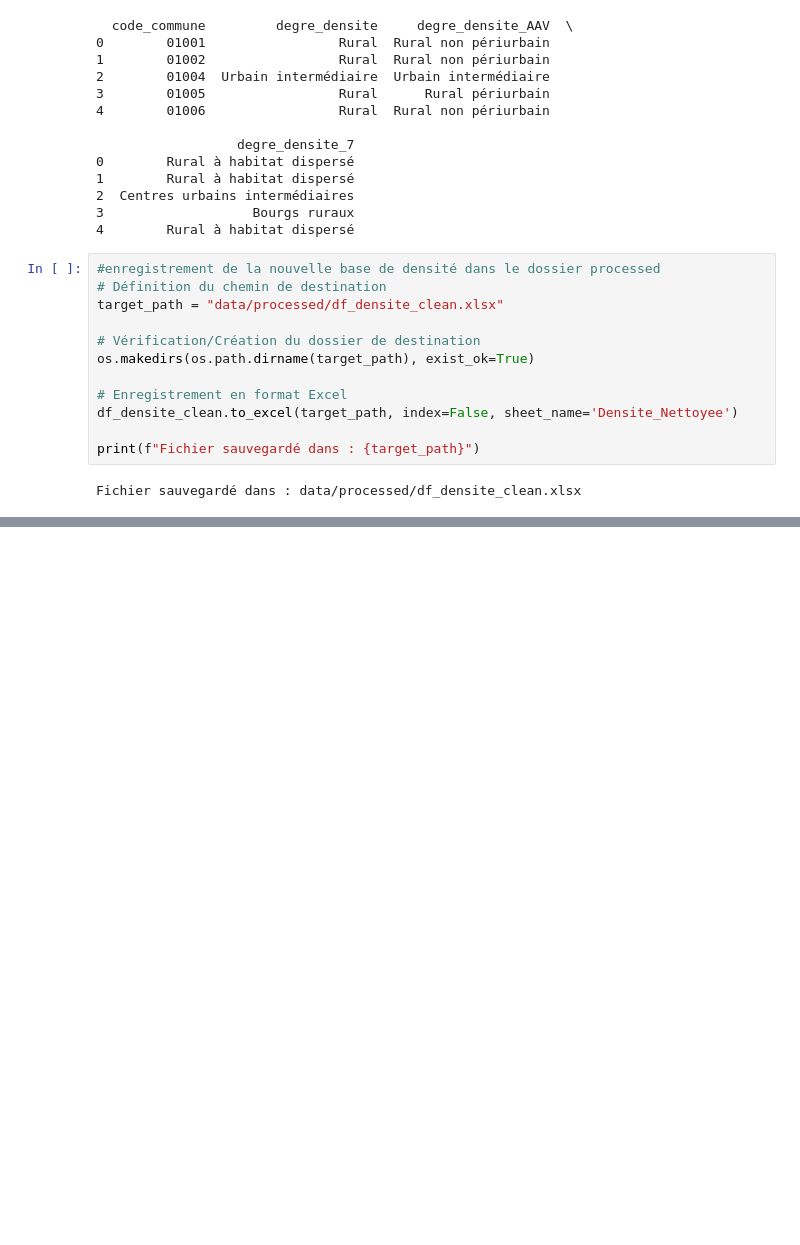
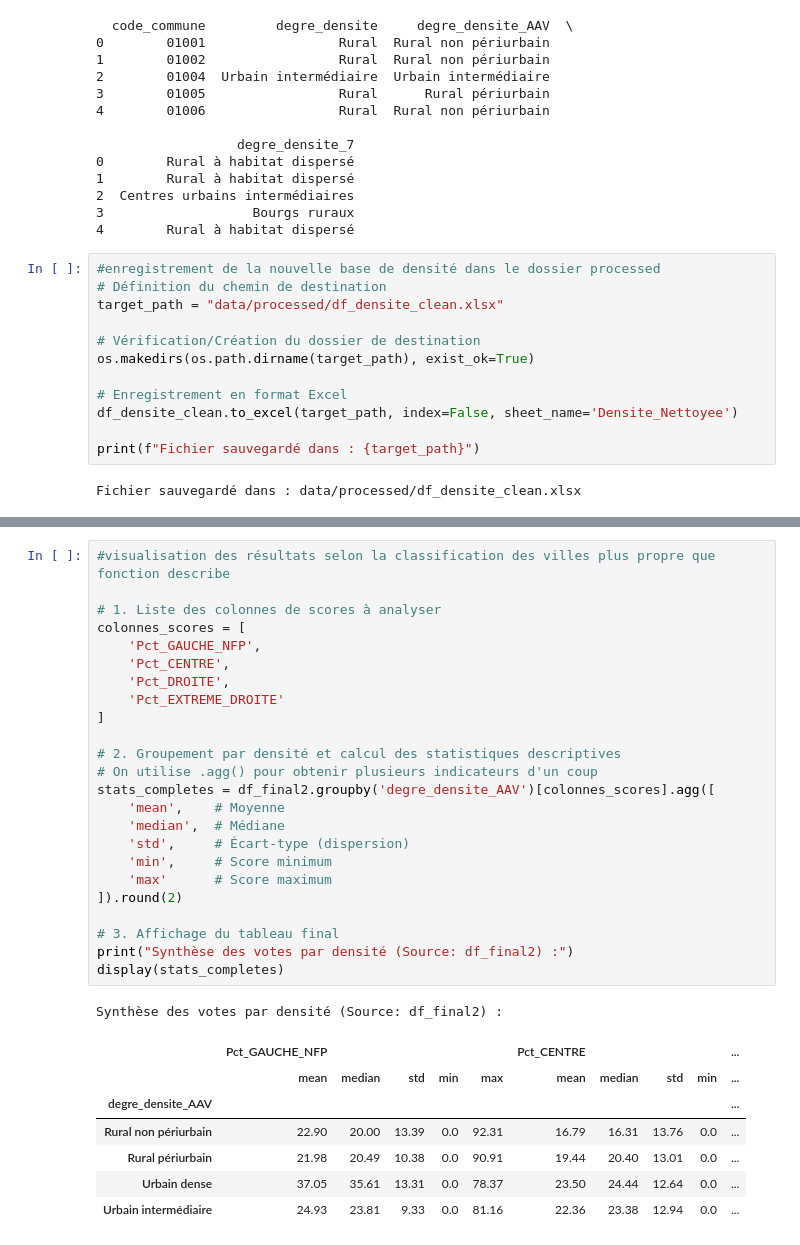
Before and after one commit to AntonJayet/projet-python-pour-la-data-science, a Jupyter notebook: Densite.ipynb, the cells around one changed output, grey strips where cells are left out. Cells and saved outputs as stored; diff of their text form; blank space fills up the shorter version.

```diff
--- a/Densite.ipynb
+++ b/Densite.ipynb
@@ -154,0 +302,33 @@ print(df_ele_clean.head())
+# %%
+#visualisation des résultats selon la classification des villes plus propre que fonction describe
+
+# 1. Liste des colonnes de scores à analyser
+colonnes_scores = [
+    'Pct_GAUCHE_NFP',
+    'Pct_CENTRE',
+    'Pct_DROITE',
+    'Pct_EXTREME_DROITE'
+]
+
+# 2. Groupement par densité et calcul des statistiques descriptives
+# On utilise .agg() pour obtenir plusieurs indicateurs d'un coup
+stats_completes = df_final2.groupby('degre_densite_AAV')[colonnes_scores].agg([
+    'mean',    # Moyenne
+    'median',  # Médiane
+    'std',     # Écart-type (dispersion)
+    'min',     # Score minimum
+    'max'      # Score maximum
+]).round(2)
+
+# 3. Affichage du tableau final
+print("Synthèse des votes par densité (Source: df_final2) :")
+display(stats_completes)
+# %% [output]
+Synthèse des votes par densité (Source: df_final2) :
+|  | Pct_GAUCHE_NFP |  |  |  |  | Pct_CENTRE |  |  |  | ... |
+|  | mean | median | std | min | max | mean | median | std | min | ... |
+| degre_densite_AAV |  |  |  |  |  |  |  |  |  | ... |
+| Rural non périurbain | 22.90 | 20.00 | 13.39 | 0.0 | 92.31 | 16.79 | 16.31 | 13.76 | 0.0 | ... |
+| Rural périurbain | 21.98 | 20.49 | 10.38 | 0.0 | 90.91 | 19.44 | 20.40 | 13.01 | 0.0 | ... |
+| Urbain dense | 37.05 | 35.61 | 13.31 | 0.0 | 78.37 | 23.50 | 24.44 | 12.64 | 0.0 | ... |
+| Urbain intermédiaire | 24.93 | 23.81 | 9.33 | 0.0 | 81.16 | 22.36 | 23.38 | 12.94 | 0.0 | ... |
```
Also changed, not shown: parts of 9 cells of this notebook.
